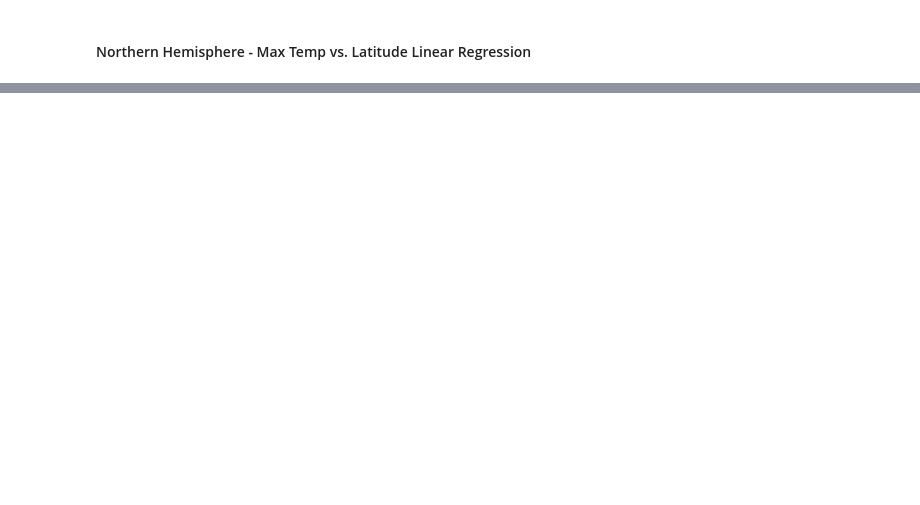
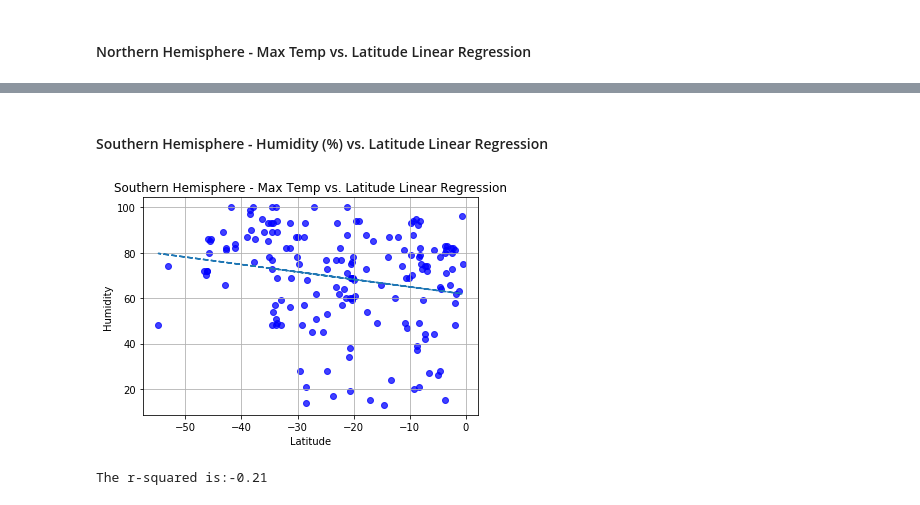
Before and after one commit to susovd/Dream-Vacation-Project, a Jupyter notebook: WeatherPy/WeatherPy.ipynb, the cells around one changed output, grey strips where cells are left out. Cells and saved outputs as stored; diff of their text form; code cells hidden in the pictures; blank space fills up the shorter version.

```diff
--- a/WeatherPy/WeatherPy.ipynb
+++ b/WeatherPy/WeatherPy.ipynb
@@ -337,0 +445,29 @@ round(st.pearsonr(northern_hemi["Lat"], northern_hemi["Max Temp"])[0],2)
+# %% [markdown]
+####  Southern Hemisphere - Humidity (%) vs. Latitude Linear Regression
+# %%
+#correlation cofficient for northern hemisphere
+
+r_squared = round(st.pearsonr(southern_hemi["Lat"], southern_hemi["Humidity"])[0],2)
+
+xvalue = southern_hemi["Lat"]
+yvalue = southern_hemi["Humidity"]
+(slope, intercept, rvalue, pvalue, stderr) = linregress(xvalue, yvalue)
+
+#generating equation
+regress_values = xvalue * slope + intercept
+line_eq = "y = " + str(round(slope,2)) + "x + " + str(round(intercept,2))
+
+#generating plot
+#create the plot and customize
+plt.scatter(xvalue,yvalue, facecolors = "blue", alpha = 0.75)
+plt.plot(xvalue, regress_values,"--")
+plt.annotate(line_eq,(6,10),fontsize=15,color="red")
+plt.xlabel('Latitude')
+plt.ylabel('Humidity')
+plt.title("Southern Hemisphere - Max Temp vs. Latitude Linear Regression")
+plt.grid()
+plt.show()
+print(f"The r-squared is:{r_squared}")
+# %% [output]
+[figure, added]
+The r-squared is:-0.21
```
Also changed, not shown: parts of 35 cells of this notebook.
